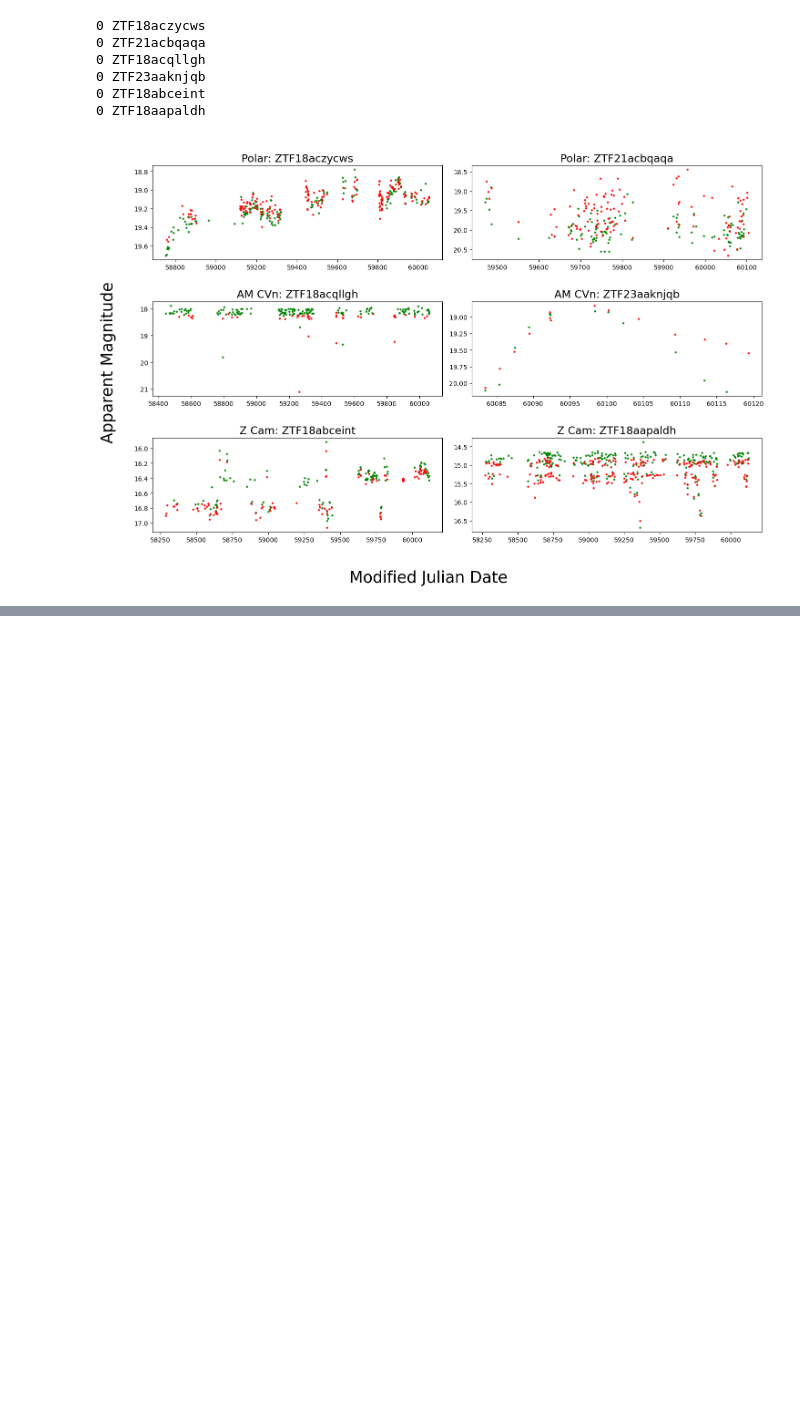
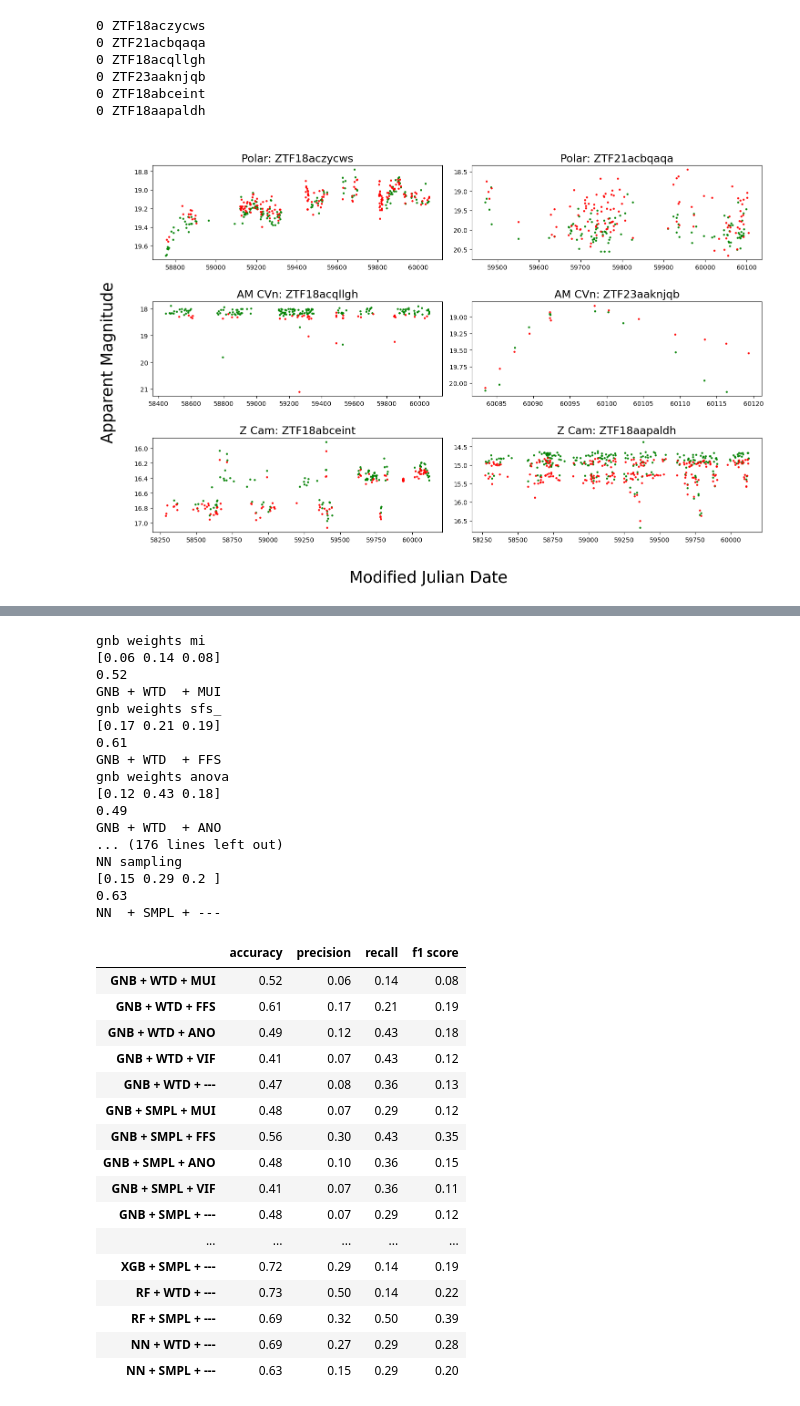
Before and after one commit to dharmesh1007/ZTF_code, a Jupyter notebook: source/99_test_plots.ipynb, the cells around one changed output, grey strips where cells are left out. Cells and saved outputs as stored; diff of their text form; code cells hidden in the pictures; blank space fills up the shorter version.

```diff
--- a/source/99_test_plots.ipynb
+++ b/source/99_test_plots.ipynb
@@ -405,0 +429,72 @@ downloading light curve ZTF18aapaldh
+# %%
+classifierNm = {'gnb':'GNB','knn':'KNN','lda':'LDA','xgb':'XGB','rf':'RF ','NN':'NN '}
+balancing = {'weights':'WTD ','sampling':'SMPL'}
+frmethod = {'mi':'MUI', 'sfs_':'FFS', 'anova':'ANO', 'vif_':'VIF', '':'---'}
+
+results_dict = {}
+cr_row = 'AMCVn'
+
+for clf in classifierNm.keys():
+    for bal in balancing.keys():
+        for fr in frmethod.keys():
+            print(clf, bal, fr)
+            try:
+                if fr != '':
+                    model_results = pd.read_csv(f'../results/cr_{clf}_{bal}_{fr}.csv')
+                    print(model_results.loc[model_results['Unnamed: 0']==cr_row,:].iloc[:,1:4].values[0])
+                    print(model_results.loc[model_results['Unnamed: 0']=='accuracy',:].iloc[:,1].values[0])
+                    print(f'{classifierNm[clf]} + {balancing[bal]} + {frmethod[fr]}')
+                    results_dict[f'{classifierNm[clf]} + {balancing[bal]} + {frmethod[fr]}'] = {'accuracy': model_results.loc[model_results['Unnamed: 0']=='accuracy',:].iloc[:,1].values[0],
+                                                                                                'precision': model_results.loc[model_results['Unnamed: 0']==cr_row,:].iloc[:,1].values[0],
+                                                                                                'recall': model_results.loc[model_results['Unnamed: 0']==cr_row,:].iloc[:,2].values[0],
+                                                                                                'f1 score': model_results.loc[model_results['Unnamed: 0']==cr_row,:].iloc[:,3].values[0]}
+
+                elif fr == '':
+                    model_results = pd.read_csv(f'../results/cr_{clf}_{bal}.csv')
+                    print(model_results.loc[model_results['Unnamed: 0']==cr_row,:].iloc[:,1:4].values[0])
+                    print(model_results.loc[model_results['Unnamed: 0']=='accuracy',:].iloc[:,1].values[0])
+                    print(f'{classifierNm[clf]} + {balancing[bal]} + {frmethod[fr]}')
+                    results_dict[f'{classifierNm[clf]} + {balancing[bal]} + {frmethod[fr]}'] = {'accuracy': model_results.loc[model_results['Unnamed: 0']=='accuracy',:].iloc[:,1].values[0],
+                                                                                                'precision': model_results.loc[model_results['Unnamed: 0']==cr_row,:].iloc[:,1].values[0],
+                                                                                                'recall': model_results.loc[model_results['Unnamed: 0']==cr_row,:].iloc[:,2].values[0],
+                                                                                                'f1 score': model_results.loc[model_results['Unnamed: 0']==cr_row,:].iloc[:,3].values[0]}
+            except:
+                print('No model found')
+
+results_df = pd.DataFrame(results_dict).T
+results_df
+# %% [output]
+gnb weights mi
+[0.06 0.14 0.08]
+0.52
+GNB + WTD  + MUI
+gnb weights sfs_
+[0.17 0.21 0.19]
+0.61
+GNB + WTD  + FFS
+gnb weights anova
+[0.12 0.43 0.18]
+0.49
+GNB + WTD  + ANO
+... (176 lines left out)
+NN sampling
+[0.15 0.29 0.2 ]
+0.63
+NN  + SMPL + ---
+|  | accuracy | precision | recall | f1 score |
+| GNB + WTD + MUI | 0.52 | 0.06 | 0.14 | 0.08 |
+| GNB + WTD + FFS | 0.61 | 0.17 | 0.21 | 0.19 |
+| GNB + WTD + ANO | 0.49 | 0.12 | 0.43 | 0.18 |
+| GNB + WTD + VIF | 0.41 | 0.07 | 0.43 | 0.12 |
+| GNB + WTD + --- | 0.47 | 0.08 | 0.36 | 0.13 |
+| GNB + SMPL + MUI | 0.48 | 0.07 | 0.29 | 0.12 |
+| GNB + SMPL + FFS | 0.56 | 0.30 | 0.43 | 0.35 |
+| GNB + SMPL + ANO | 0.48 | 0.10 | 0.36 | 0.15 |
+| GNB + SMPL + VIF | 0.41 | 0.07 | 0.36 | 0.11 |
+| GNB + SMPL + --- | 0.48 | 0.07 | 0.29 | 0.12 |
+| ... | ... | ... | ... | ... |
+| XGB + SMPL + --- | 0.72 | 0.29 | 0.14 | 0.19 |
+| RF + WTD + --- | 0.73 | 0.50 | 0.14 | 0.22 |
+| RF + SMPL + --- | 0.69 | 0.32 | 0.50 | 0.39 |
+| NN + WTD + --- | 0.69 | 0.27 | 0.29 | 0.28 |
+| NN + SMPL + --- | 0.63 | 0.15 | 0.29 | 0.20 |
```
Also changed, not shown: parts of 6 cells of this notebook, 49 other files.
